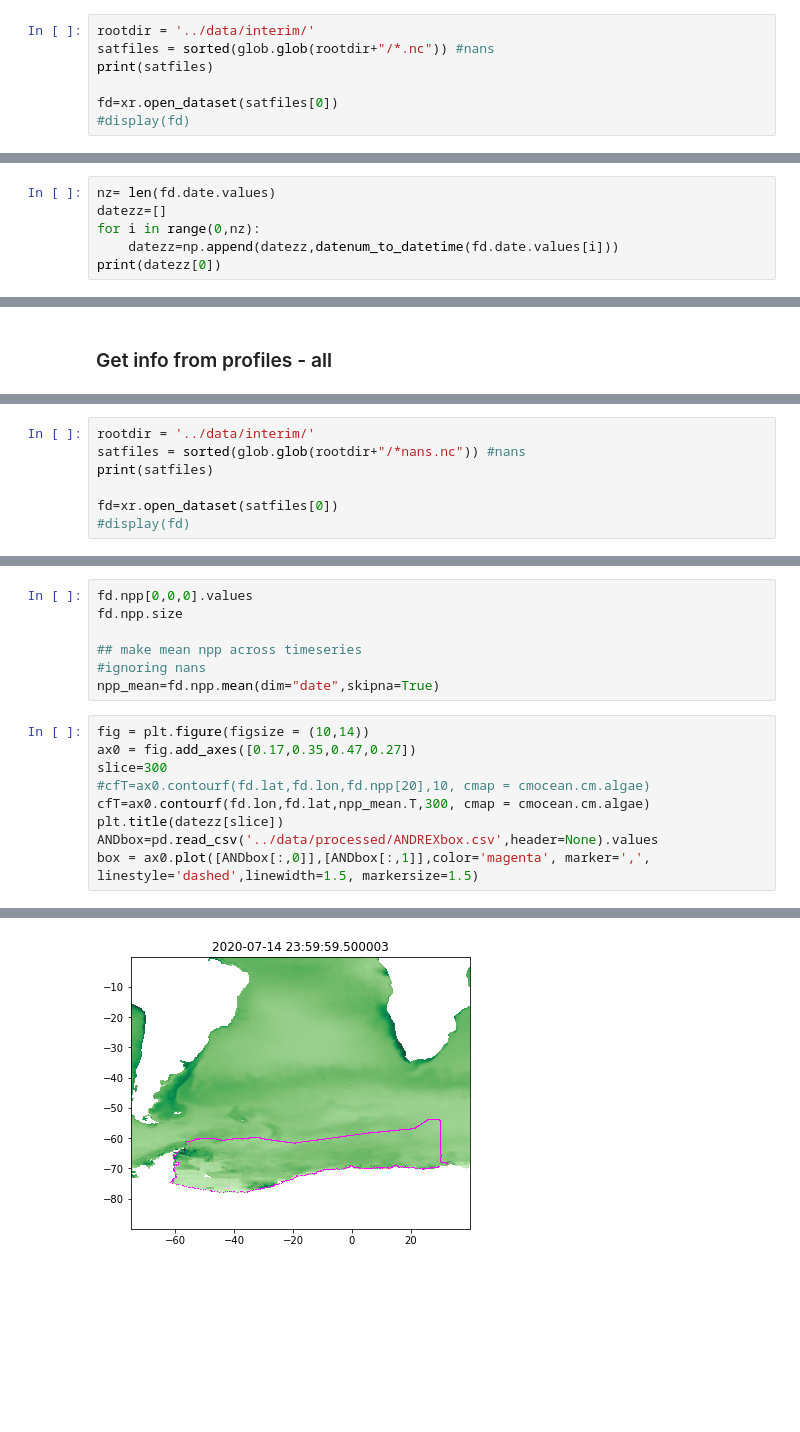
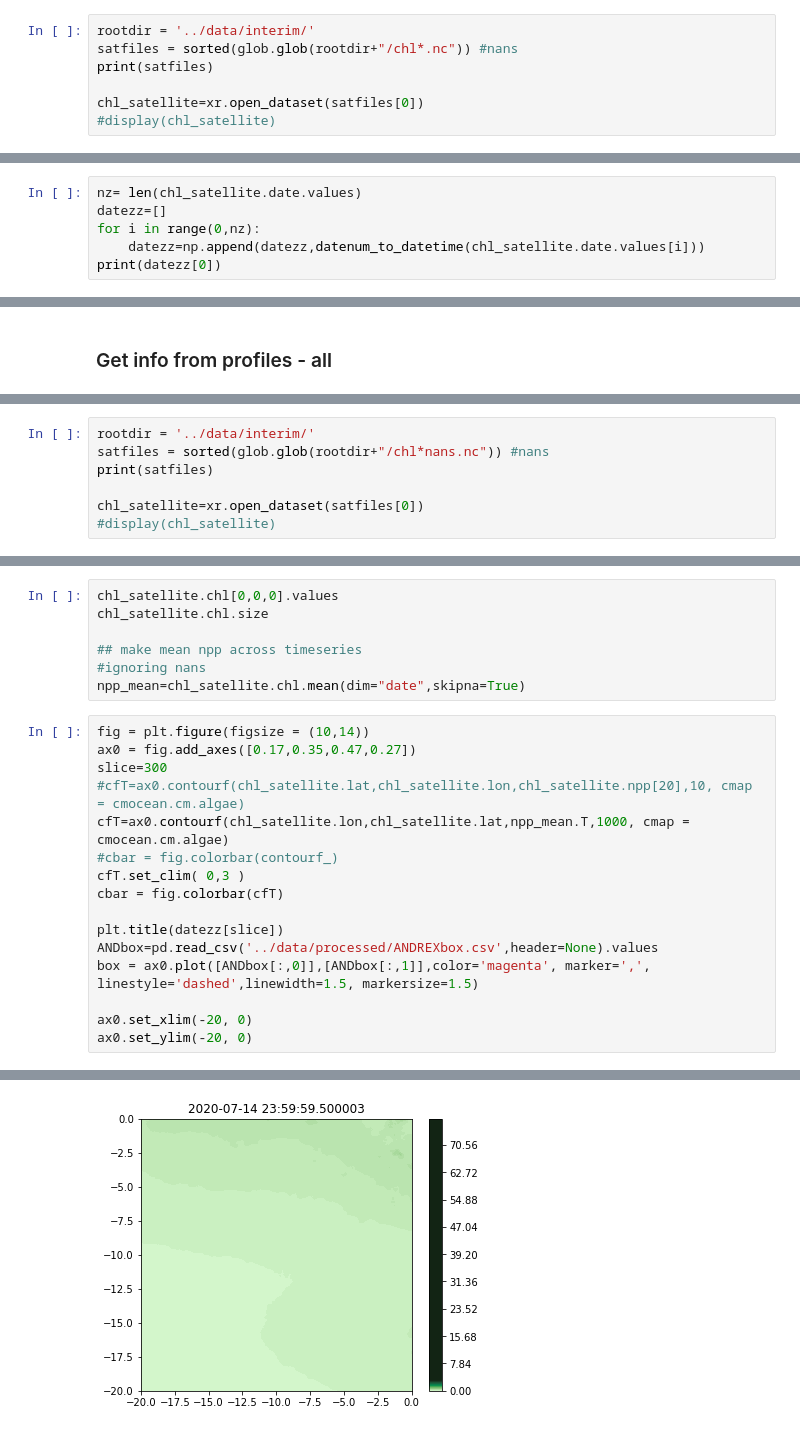
Before and after one commit to ClaraCDouglas/net_community_production, a Jupyter notebook: notebooks/Satellite_float_Matchup.ipynb, the cells around one changed output, grey strips where cells are left out. Saved outputs shown, nothing was run; the diff lists cells and outputs as text; blank space fills up the shorter version.

```diff
--- a/notebooks/Satellite_float_Matchup.ipynb
+++ b/notebooks/Satellite_float_Matchup.ipynb
@@ -221,9 +254,9 @@ def nosat_chl(data,yix):
 ## Load in satellite data
 # %%
 rootdir = '../data/interim/'
-satfiles = sorted(glob.glob(rootdir+"/*.nc")) #nans
+satfiles = sorted(glob.glob(rootdir+"/chl*.nc")) #nans
 print(satfiles)
 
-fd=xr.open_dataset(satfiles[0])
-#display(fd)
+chl_satellite=xr.open_dataset(satfiles[0])
+#display(chl_satellite)
 # %% [output]
@@ -245,10 +278,10 @@ def datenum_to_datetime(datenum):
            + timedelta(days=days) \
            - timedelta(days=366)
 # %%
-nz= len(fd.date.values)
+nz= len(chl_satellite.date.values)
 datezz=[]
 for i in range(0,nz):
-    datezz=np.append(datezz,datenum_to_datetime(fd.date.values[i]))
+    datezz=np.append(datezz,datenum_to_datetime(chl_satellite.date.values[i]))
 print(datezz[0])
 # %% [output]
 2014-01-04 23:59:59.500003
@@ -592,9 +825,9 @@ array([-9999.])
 load in the nc file with nans here!
 # %%
 rootdir = '../data/interim/'
-satfiles = sorted(glob.glob(rootdir+"/*nans.nc")) #nans
+satfiles = sorted(glob.glob(rootdir+"/chl*nans.nc")) #nans
 print(satfiles)
 
-fd=xr.open_dataset(satfiles[0])
-#display(fd)
+chl_satellite=xr.open_dataset(satfiles[0])
+#display(chl_satellite)
 # %% [output]
@@ -623,17 +856,24 @@ Text(0.5, 1.0, '2020-07-14 23:59:59.500003')
 # %%
-fd.npp[0,0,0].values
-fd.npp.size
+chl_satellite.chl[0,0,0].values
+chl_satellite.chl.size
 
 ## make mean npp across timeseries
 #ignoring nans
-npp_mean=fd.npp.mean(dim="date",skipna=True)
+npp_mean=chl_satellite.chl.mean(dim="date",skipna=True)
 # %%
 fig = plt.figure(figsize = (10,14))
 ax0 = fig.add_axes([0.17,0.35,0.47,0.27])
 slice=300
-#cfT=ax0.contourf(fd.lat,fd.lon,fd.npp[20],10, cmap = cmocean.cm.algae)
-cfT=ax0.contourf(fd.lon,fd.lat,npp_mean.T,300, cmap = cmocean.cm.algae)
+#cfT=ax0.contourf(chl_satellite.lat,chl_satellite.lon,chl_satellite.npp[20],10, cmap = cmocean.cm.algae)
+cfT=ax0.contourf(chl_satellite.lon,chl_satellite.lat,npp_mean.T,1000, cmap = cmocean.cm.algae)
+#cbar = fig.colorbar(contourf_)
+cfT.set_clim( 0,3 )
+cbar = fig.colorbar(cfT)
+
 plt.title(datezz[slice])
 ANDbox=pd.read_csv('../data/processed/ANDREXbox.csv',header=None).values
 box = ax0.plot([ANDbox[:,0]],[ANDbox[:,1]],color='magenta', marker=',', linestyle='dashed',linewidth=1.5, markersize=1.5)
+
+ax0.set_xlim(-20, 0)
+ax0.set_ylim(-20, 0)
 # %% [output]
@@ -640 +881 @@ box = ax0.plot([ANDbox[:,0]],[ANDbox[:,1]],color='magenta', marker=',', linestyl
-[figure, old version]
+[figure, new version]
```
Also changed, not shown: parts of 31 cells of this notebook, 1 other file.
